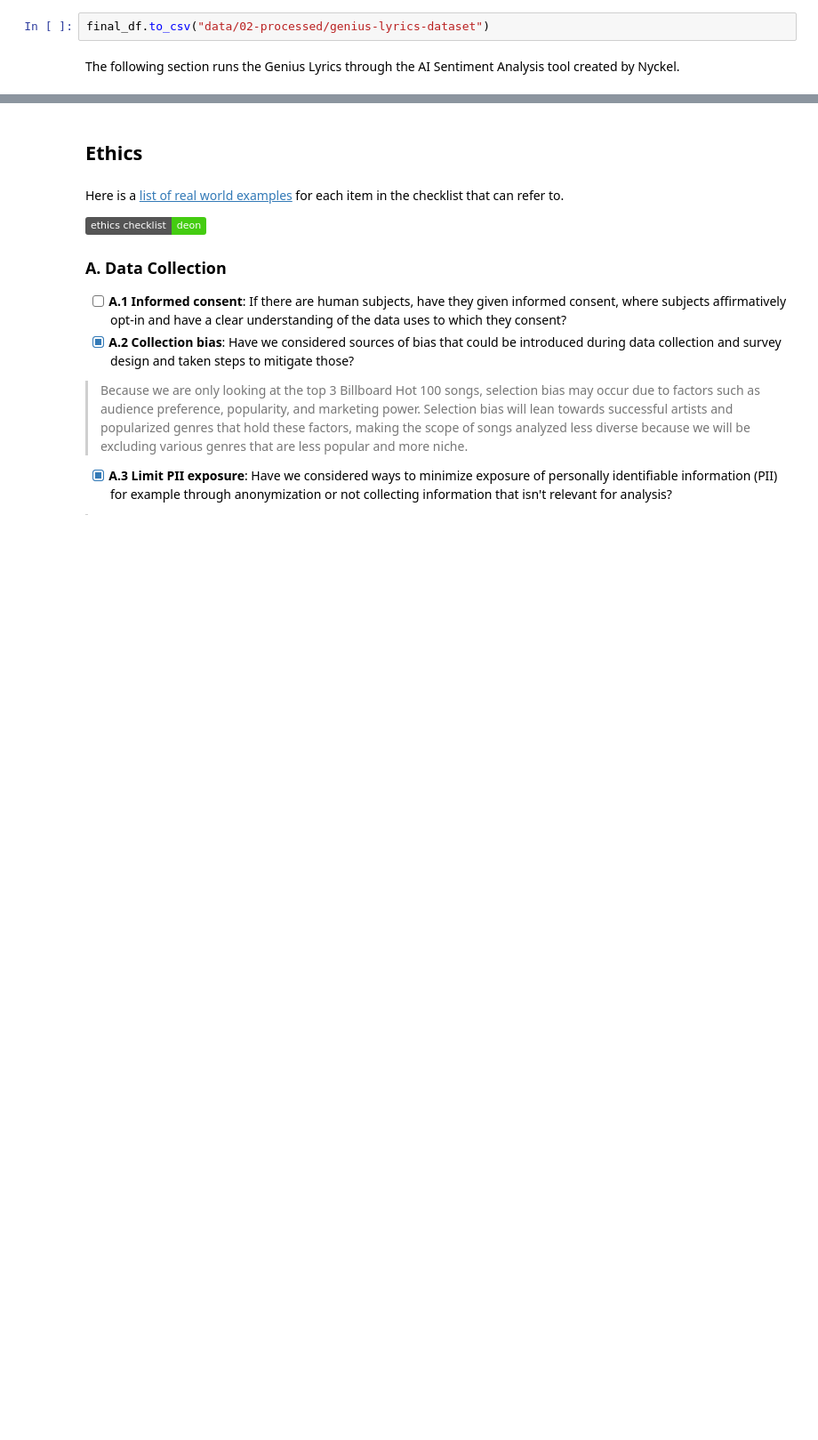
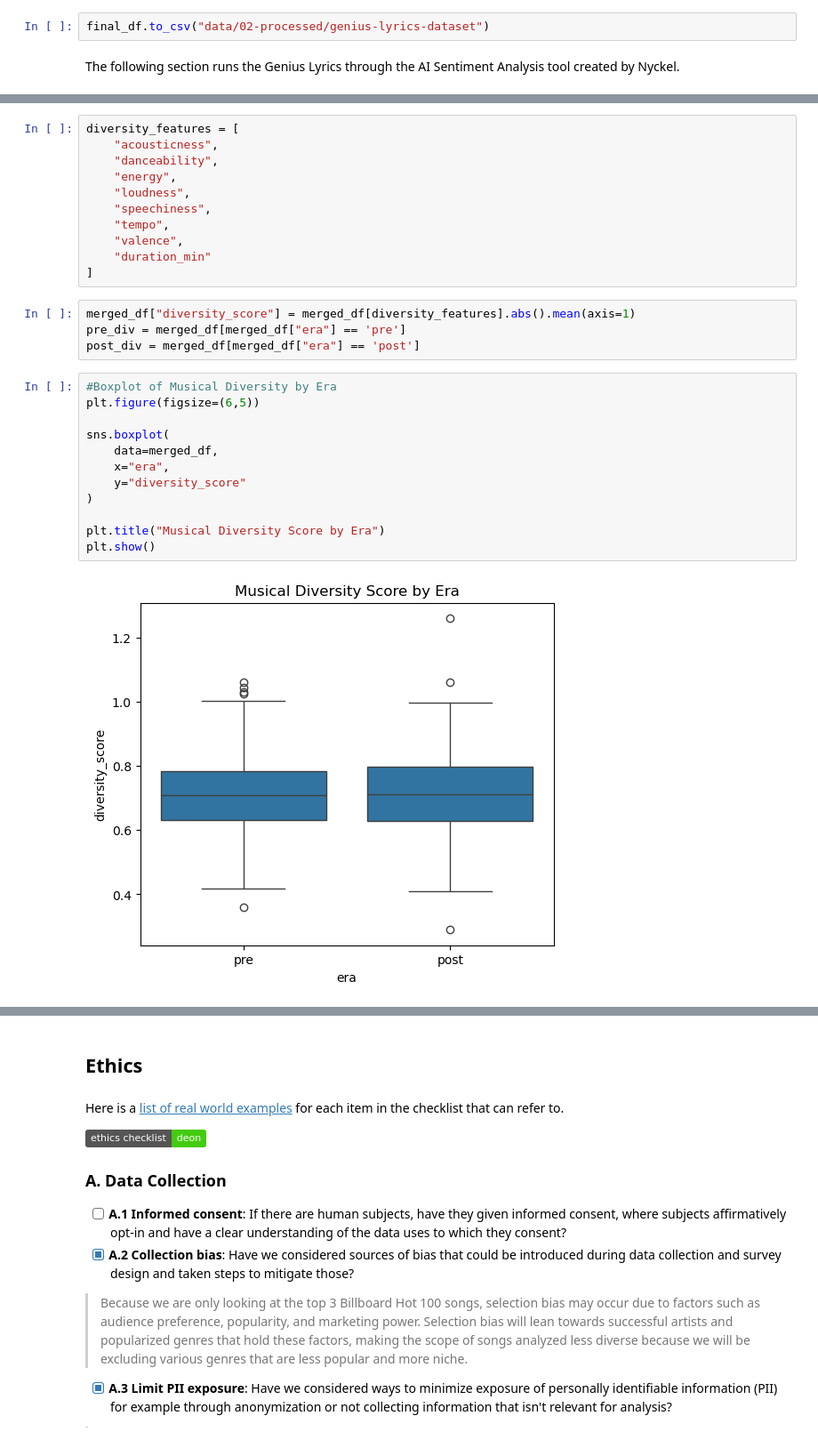
Before and after one commit to COGS108/Group096_WI26, a Jupyter notebook: 03-FinalProject.ipynb, the cells around one changed output, grey strips where cells are left out. Shown at 89% size. Drawn from its saved outputs; the diff is of its cells as text; badges without logos; blank space fills up the shorter version.

```diff
--- a/03-FinalProject.ipynb
+++ b/03-FinalProject.ipynb
@@ -586,0 +916,29 @@ Some more words and stuff.  Remember notebooks work best if you interleave the c
+# %%
+diversity_features = [
+    "acousticness",
+    "danceability",
+    "energy",
+    "loudness",
+    "speechiness",
+    "tempo",
+    "valence",
+    "duration_min"
+]
+# %%
+merged_df["diversity_score"] = merged_df[diversity_features].abs().mean(axis=1)
+pre_div = merged_df[merged_df["era"] == 'pre']
+post_div = merged_df[merged_df["era"] == 'post']
+# %%
+#Boxplot of Musical Diversity by Era
+plt.figure(figsize=(6,5))
+
+sns.boxplot(
+    data=merged_df,
+    x="era",
+    y="diversity_score"
+)
+
+plt.title("Musical Diversity Score by Era")
+plt.show()
+# %% [output]
+[figure, added]
```
Also changed, not shown: parts of 91 cells of this notebook.
